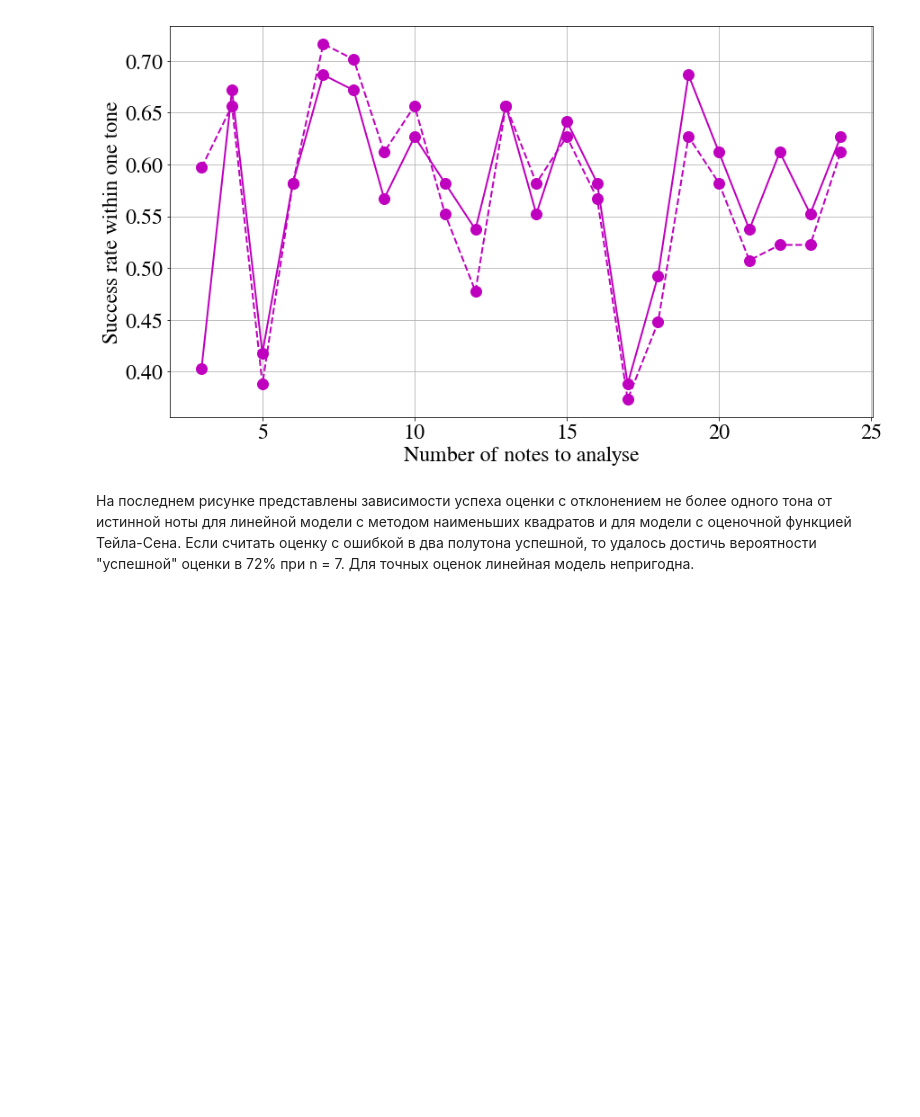
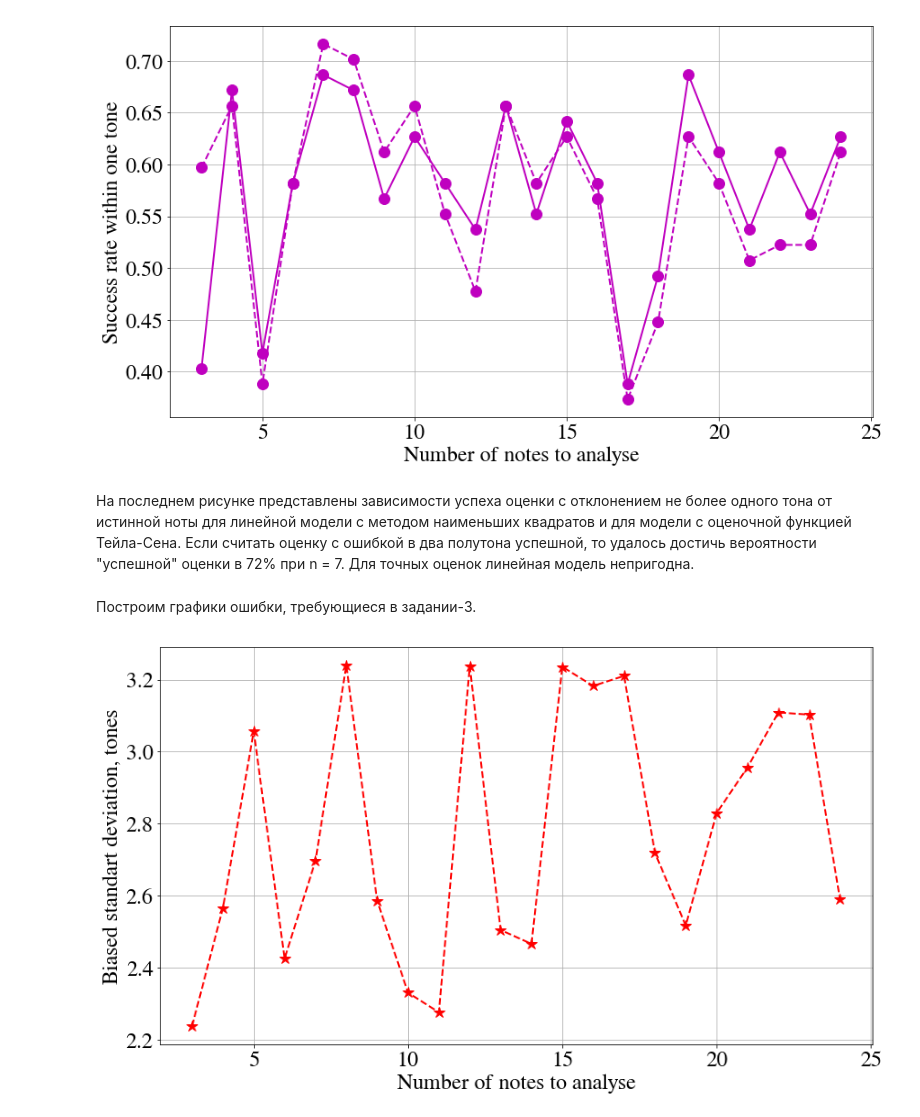
Before and after one commit to Intelligent-Systems-Phystech/StartCode, a Jupyter notebook: Dorokhin2018Problem10/report.ipynb, the cells around one changed output. Cells and saved outputs as stored; diff of their text form; code cells hidden in the pictures; blank space fills up the shorter version.

Commit message:
Error plot & improved model

```diff
--- a/Dorokhin2018Problem10/report.ipynb
+++ b/Dorokhin2018Problem10/report.ipynb
@@ -114,3 +114,12 @@ pylab.grid ()
 [figure]
 # %% [markdown]
 На последнем рисунке представлены зависимости успеха оценки с отклонением не более одного тона от истинной ноты для линейной модели с методом наименьших квадратов и для модели с оценочной функцией Тейла-Сена. Если считать оценку с ошибкой в два полутона успешной, то удалось достичь вероятности "успешной" оценки в 72% при n = 7. Для точных оценок линейная модель непригодна.
+# %% [markdown]
+Построим графики ошибки, требующиеся в задании-3.
+# %%
+pylab.plot (n, errors[2 * len(n): 3 * len(n)], "--r*")
+pylab.xlabel ("Number of notes to analyse")
+pylab.ylabel ("Biased standart deviation, tones")
+pylab.grid ()
+# %% [output]
+[figure, added]
```
Also changed, not shown: parts of 3 cells of this notebook, 2 other files.
